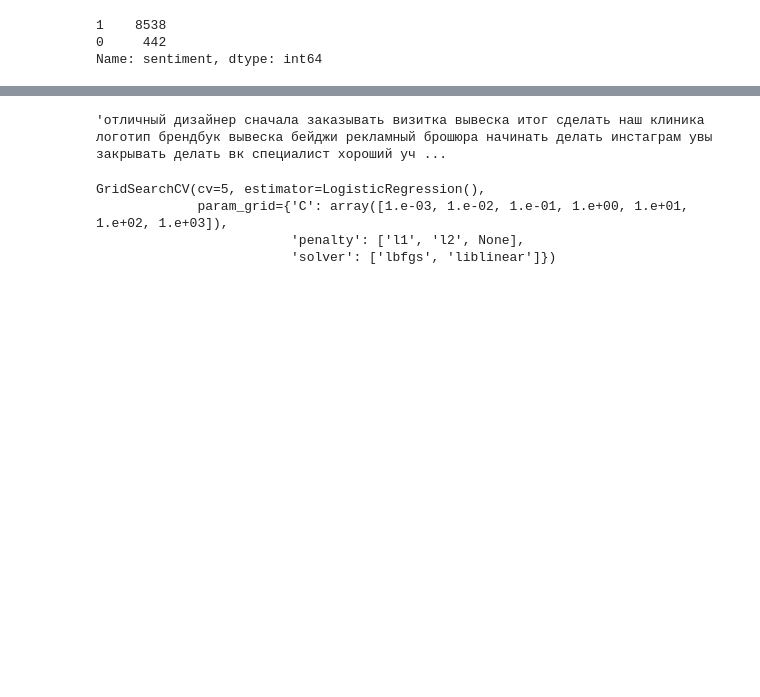
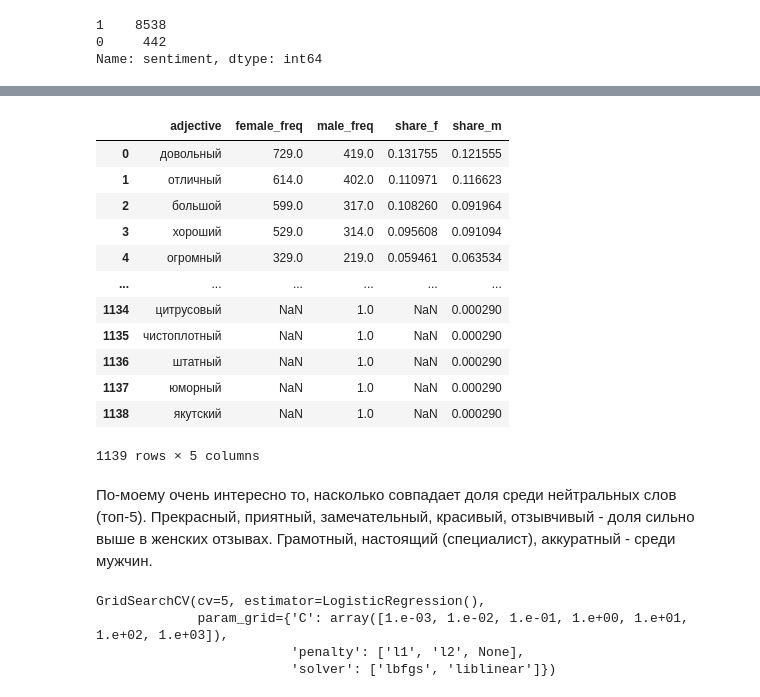
Before and after one commit to nezubkova/nlp-gender, a Jupyter notebook: analysis.ipynb, the cells around one changed output, grey strips where cells are left out. Drawn from its saved outputs; the diff is of its cells as text; code cells hidden in the pictures; blank space fills up the shorter version.

Commit message:
analyse adjectives, prettify

```diff
--- a/analysis.ipynb
+++ b/analysis.ipynb
@@ -365,7 +360,8 @@ with_reviews.sentiment.value_counts()
 0     442
 Name: sentiment, dtype: int64
 # %%
-import re
-
 def has_cyrillic(text):
+    """
+    Проверяет, написано ли слово на кириллице
+    """
     return bool(re.search('[а-яА-Я]', text))
@@ -376,5 +368,8 @@ True
 # %%
 def clean(text_tokenized):
+    """
+    Функция для выделения прилагательных в текстах отзывов (включает чистку от слов на латинице)
+    """
     tokens = [token for token in text_tokenized if token.isalpha() and (token != ' ') and has_cyrillic(token) is True]
     tokens_res = []
     for token in tokens:
@@ -412,7 +398,24 @@ women_frame.merge(men_frame, on='adjective', how='outer')
-# %%
-with_reviews['adjectives'].loc[16]
-# %% [output]
-'отличный дизайнер сначала заказывать визитка вывеска итог сделать наш клиника логотип брендбук вывеска бейджи рекламный брошюра начинать делать инстаграм увы закрывать делать вк специалист хороший уч ...
+# %%
+adjectives = women_frame.merge(men_frame, on='adjective', how='outer')
+adjectives['share_f'] = adjectives.female_freq / women_bin.shape[0]
+adjectives['share_m'] = adjectives.male_freq / men_bin.shape[0]
+adjectives
+# %% [output]
+|  | adjective | female_freq | male_freq | share_f | share_m |
+| 0 | довольный | 729.0 | 419.0 | 0.131755 | 0.121555 |
+| 1 | отличный | 614.0 | 402.0 | 0.110971 | 0.116623 |
+| 2 | большой | 599.0 | 317.0 | 0.108260 | 0.091964 |
+| 3 | хороший | 529.0 | 314.0 | 0.095608 | 0.091094 |
+| 4 | огромный | 329.0 | 219.0 | 0.059461 | 0.063534 |
+| ... | ... | ... | ... | ... | ... |
+| 1134 | цитрусовый | NaN | 1.0 | NaN | 0.000290 |
+| 1135 | чистоплотный | NaN | 1.0 | NaN | 0.000290 |
+| 1136 | штатный | NaN | 1.0 | NaN | 0.000290 |
+| 1137 | юморный | NaN | 1.0 | NaN | 0.000290 |
+| 1138 | якутский | NaN | 1.0 | NaN | 0.000290 |
+1139 rows × 5 columns
+# %% [markdown]
+По-моему очень интересно то, насколько совпадает доля среди нейтральных слов (топ-5). Прекрасный, приятный, замечательный, красивый, отзывчивый - доля сильно выше в женских отзывах. Грамотный, настоящий (специалист), аккуратный - среди мужчин.
 # %%
 x_train_mb, x_test_mb, y_train_mb, y_test_mb = train_test_split(men_bin.texts_joined, men_bin.sentiment, random_state=42)
 x_train_fb, x_test_fb, y_train_fb, y_test_fb = train_test_split(women_bin.texts_joined, women_bin.sentiment, random_state=42)
```
Also changed, not shown: parts of 12 cells of this notebook.
